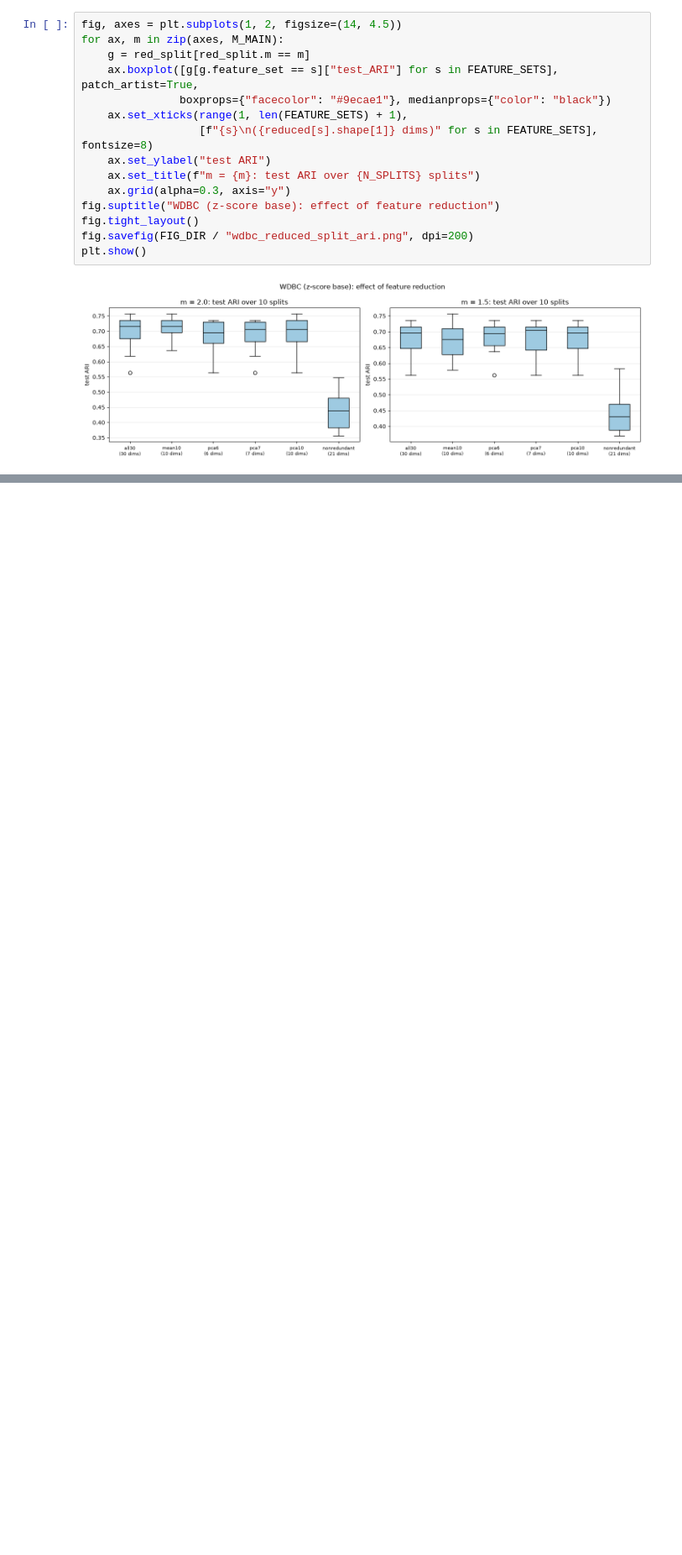
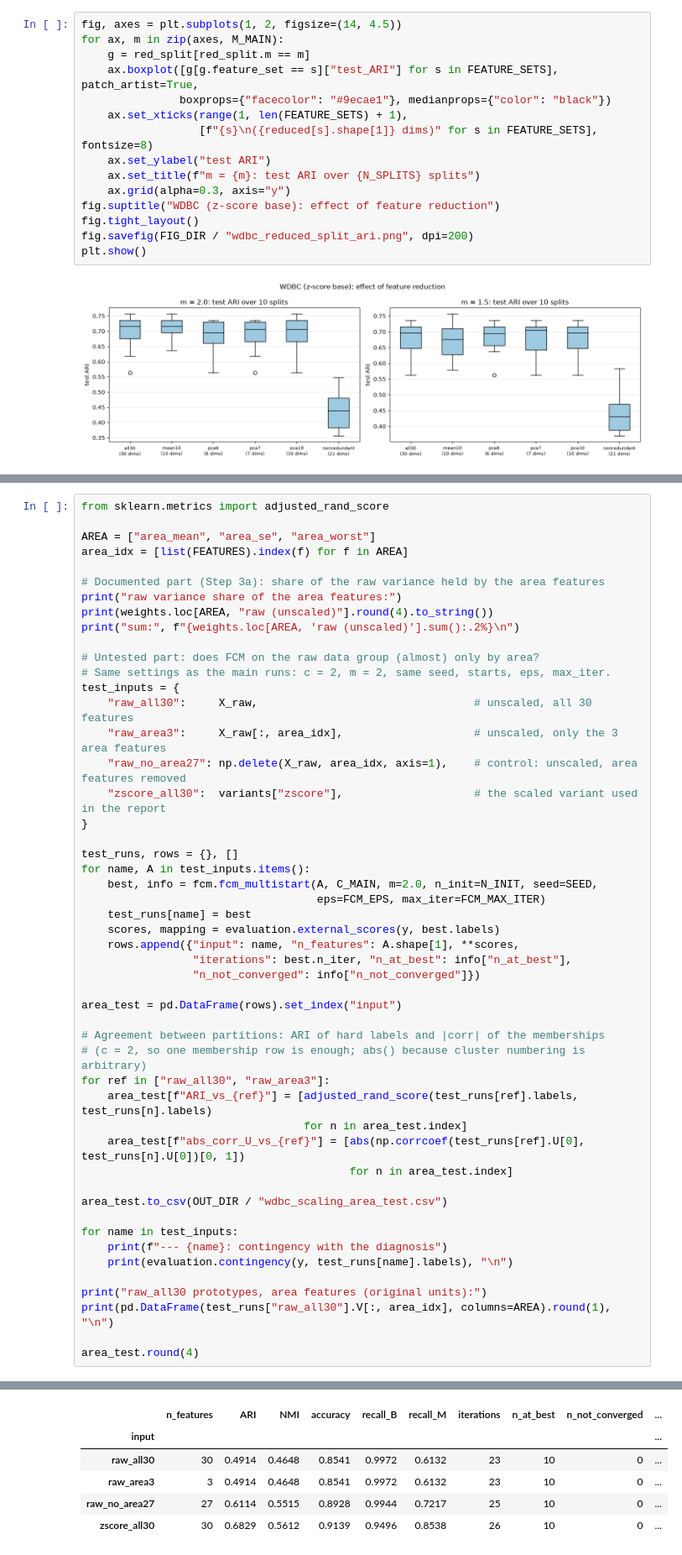
Before and after one commit to Stefy1209/Advanced-Methods-of-Data-Analysis, a Jupyter notebook: Reports/Report 1/src/wdbc/main.ipynb, the cells around one changed output, grey strips where cells are left out. Shown at 84% size. Saved outputs shown, nothing was run; the diff lists cells and outputs as text; blank space fills up the shorter version.

```diff
--- a/Reports/Report 1/src/wdbc/main.ipynb
+++ b/Reports/Report 1/src/wdbc/main.ipynb
@@ -1408,0 +1420,51 @@ plt.show()
+# %%
+from sklearn.metrics import adjusted_rand_score
+
+AREA = ["area_mean", "area_se", "area_worst"]
+area_idx = [list(FEATURES).index(f) for f in AREA]
+
+# Documented part (Step 3a): share of the raw variance held by the area features
+print("raw variance share of the area features:")
+print(weights.loc[AREA, "raw (unscaled)"].round(4).to_string())
+print("sum:", f"{weights.loc[AREA, 'raw (unscaled)'].sum():.2%}\n")
+
+# Untested part: does FCM on the raw data group (almost) only by area?
+# Same settings as the main runs: c = 2, m = 2, same seed, starts, eps, max_iter.
+test_inputs = {
+    "raw_all30":     X_raw,                                 # unscaled, all 30 features
+    "raw_area3":     X_raw[:, area_idx],                    # unscaled, only the 3 area features
+    "raw_no_area27": np.delete(X_raw, area_idx, axis=1),    # control: unscaled, area features removed
+    "zscore_all30":  variants["zscore"],                    # the scaled variant used in the report
+}
+
+test_runs, rows = {}, []
+for name, A in test_inputs.items():
+    best, info = fcm.fcm_multistart(A, C_MAIN, m=2.0, n_init=N_INIT, seed=SEED,
+                                    eps=FCM_EPS, max_iter=FCM_MAX_ITER)
+    test_runs[name] = best
+    scores, mapping = evaluation.external_scores(y, best.labels)
+    rows.append({"input": name, "n_features": A.shape[1], **scores,
+                 "iterations": best.n_iter, "n_at_best": info["n_at_best"],
+                 "n_not_converged": info["n_not_converged"]})
+
+area_test = pd.DataFrame(rows).set_index("input")
+
+# Agreement between partitions: ARI of hard labels and |corr| of the memberships
+# (c = 2, so one membership row is enough; abs() because cluster numbering is arbitrary)
+for ref in ["raw_all30", "raw_area3"]:
+    area_test[f"ARI_vs_{ref}"] = [adjusted_rand_score(test_runs[ref].labels, test_runs[n].labels)
+                                  for n in area_test.index]
+    area_test[f"abs_corr_U_vs_{ref}"] = [abs(np.corrcoef(test_runs[ref].U[0], test_runs[n].U[0])[0, 1])
+                                         for n in area_test.index]
+
+area_test.to_csv(OUT_DIR / "wdbc_scaling_area_test.csv")
+
+for name in test_inputs:
+    print(f"--- {name}: contingency with the diagnosis")
+    print(evaluation.contingency(y, test_runs[name].labels), "\n")
+
+print("raw_all30 prototypes, area features (original units):")
+print(pd.DataFrame(test_runs["raw_all30"].V[:, area_idx], columns=AREA).round(1), "\n")
+
+area_test.round(4)
+# %% [output]
@@ -1408,0 +1488,6 @@ plt.show()
+|  | n_features | ARI | NMI | accuracy | recall_B | recall_M | iterations | n_at_best | n_not_converged | ... |
+| input |  |  |  |  |  |  |  |  |  | ... |
+| raw_all30 | 30 | 0.4914 | 0.4648 | 0.8541 | 0.9972 | 0.6132 | 23 | 10 | 0 | ... |
+| raw_area3 | 3 | 0.4914 | 0.4648 | 0.8541 | 0.9972 | 0.6132 | 23 | 10 | 0 | ... |
+| raw_no_area27 | 27 | 0.6114 | 0.5515 | 0.8928 | 0.9944 | 0.7217 | 25 | 10 | 0 | ... |
+| zscore_all30 | 30 | 0.6829 | 0.5612 | 0.9139 | 0.9496 | 0.8538 | 26 | 10 | 0 | ... |
```
Also changed, not shown: parts of 2 cells of this notebook, 47 other files.
